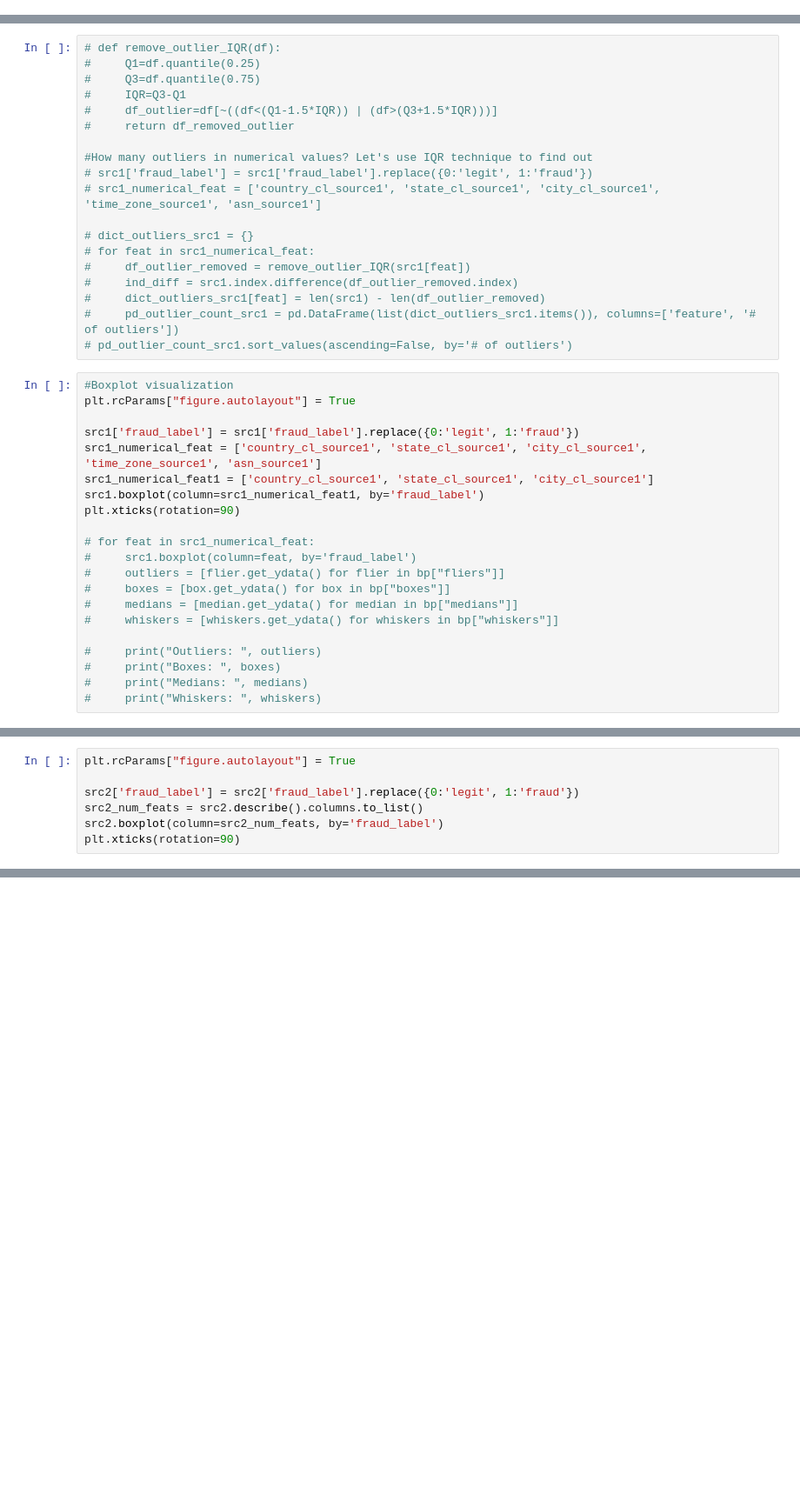
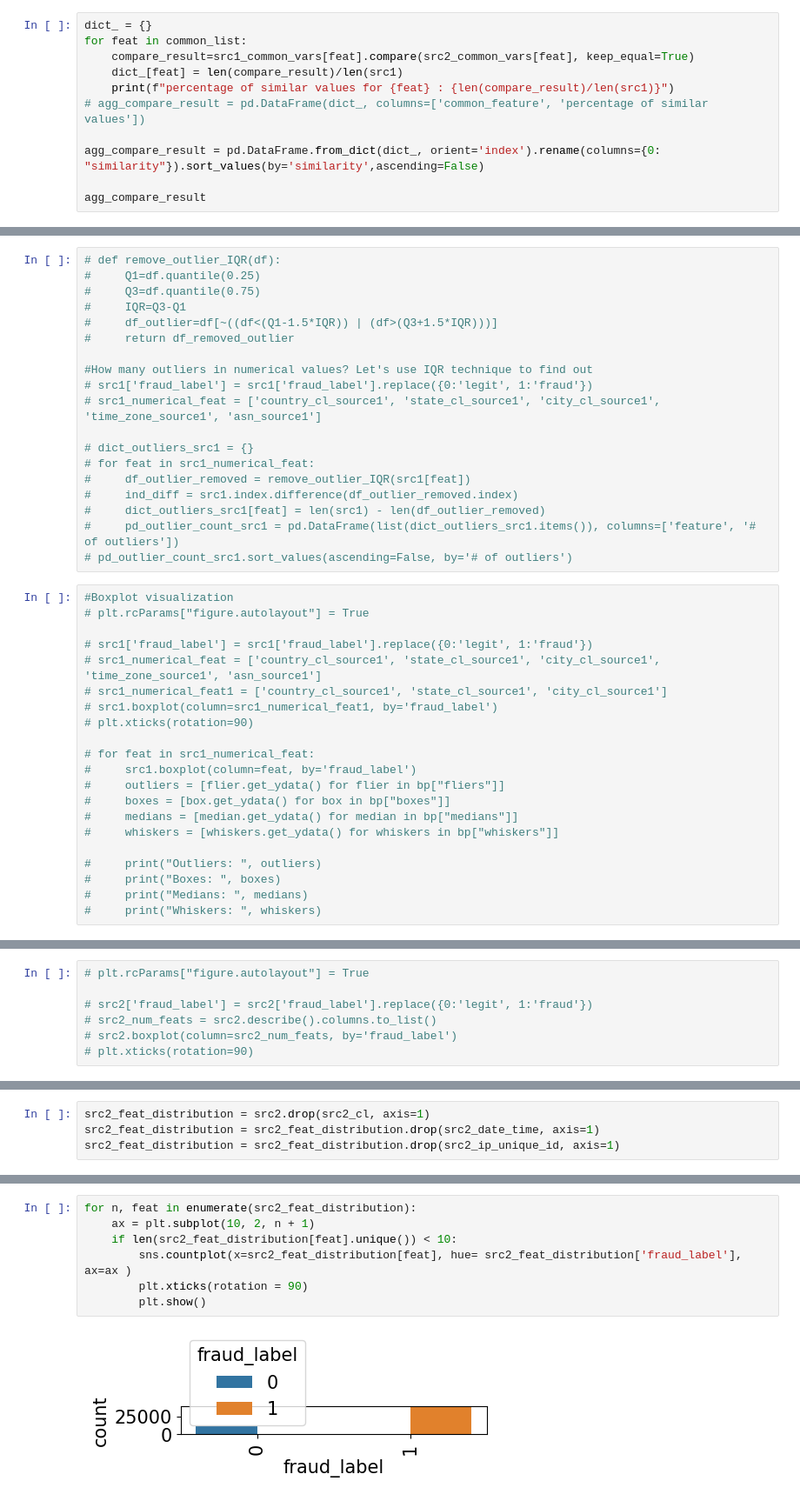
Before and after one commit to cgusti/EAD-fraud-detection, a Jupyter notebook: DS Take Home Project Practice.ipynb, the cells around one changed output, grey strips where cells are left out. Shown: that part at 87% size. Cells and saved outputs as stored; diff of their text form; blank space fills up the shorter version.

```diff
--- a/DS Take Home Project Practice.ipynb
+++ b/DS Take Home Project Practice.ipynb
@@ -123,0 +375,11 @@ reference: https://pandas.pydata.org/pandas-docs/version/1.3.1/getting_started/i
+# %%
+dict_ = {}
+for feat in common_list:
+    compare_result=src1_common_vars[feat].compare(src2_common_vars[feat], keep_equal=True)
+    dict_[feat] = len(compare_result)/len(src1)
+    print(f"percentage of similar values for {feat} : {len(compare_result)/len(src1)}")
+# agg_compare_result = pd.DataFrame(dict_, columns=['common_feature', 'percentage of similar values'])
+
+agg_compare_result = pd.DataFrame.from_dict(dict_, orient='index').rename(columns={0: "similarity"}).sort_values(by='similarity',ascending=False)
+
+agg_compare_result
@@ -238,13 +507,13 @@ src2.groupby('fraud_label').agg([get_num_outliers])
 # pd_outlier_count_src1.sort_values(ascending=False, by='# of outliers')
 # %%
 #Boxplot visualization
-plt.rcParams["figure.autolayout"] = True
+# plt.rcParams["figure.autolayout"] = True
 
-src1['fraud_label'] = src1['fraud_label'].replace({0:'legit', 1:'fraud'})
-src1_numerical_feat = ['country_cl_source1', 'state_cl_source1', 'city_cl_source1', 'time_zone_source1', 'asn_source1']
-src1_numerical_feat1 = ['country_cl_source1', 'state_cl_source1', 'city_cl_source1']
-src1.boxplot(column=src1_numerical_feat1, by='fraud_label')
-plt.xticks(rotation=90)
+# src1['fraud_label'] = src1['fraud_label'].replace({0:'legit', 1:'fraud'})
+# src1_numerical_feat = ['country_cl_source1', 'state_cl_source1', 'city_cl_source1', 'time_zone_source1', 'asn_source1']
+# src1_numerical_feat1 = ['country_cl_source1', 'state_cl_source1', 'city_cl_source1']
+# src1.boxplot(column=src1_numerical_feat1, by='fraud_label')
+# plt.xticks(rotation=90)
 
 # for feat in src1_numerical_feat:
 #     src1.boxplot(column=feat, by='fraud_label')
@@ -269,7 +529,7 @@ plt.xticks(rotation=90)
 # %%
-plt.rcParams["figure.autolayout"] = True
+# plt.rcParams["figure.autolayout"] = True
 
-src2['fraud_label'] = src2['fraud_label'].replace({0:'legit', 1:'fraud'})
-src2_num_feats = src2.describe().columns.to_list()
-src2.boxplot(column=src2_num_feats, by='fraud_label')
-plt.xticks(rotation=90)
+# src2['fraud_label'] = src2['fraud_label'].replace({0:'legit', 1:'fraud'})
+# src2_num_feats = src2.describe().columns.to_list()
+# src2.boxplot(column=src2_num_feats, by='fraud_label')
+# plt.xticks(rotation=90)
@@ -304,0 +591,4 @@ Why is data leakage bad?
+# %%
+src2_feat_distribution = src2.drop(src2_cl, axis=1)
+src2_feat_distribution = src2_feat_distribution.drop(src2_date_time, axis=1)
+src2_feat_distribution = src2_feat_distribution.drop(src2_ip_unique_id, axis=1)
@@ -304,0 +611,9 @@ Why is data leakage bad?
+# %%
+for n, feat in enumerate(src2_feat_distribution):
+    ax = plt.subplot(10, 2, n + 1)
+    if len(src2_feat_distribution[feat].unique()) < 10:
+        sns.countplot(x=src2_feat_distribution[feat], hue= src2_feat_distribution['fraud_label'], ax=ax )
+        plt.xticks(rotation = 90)
+        plt.show()
+# %% [output]
+[figure, added]
```
Also changed, not shown: parts of 92 cells of this notebook.
